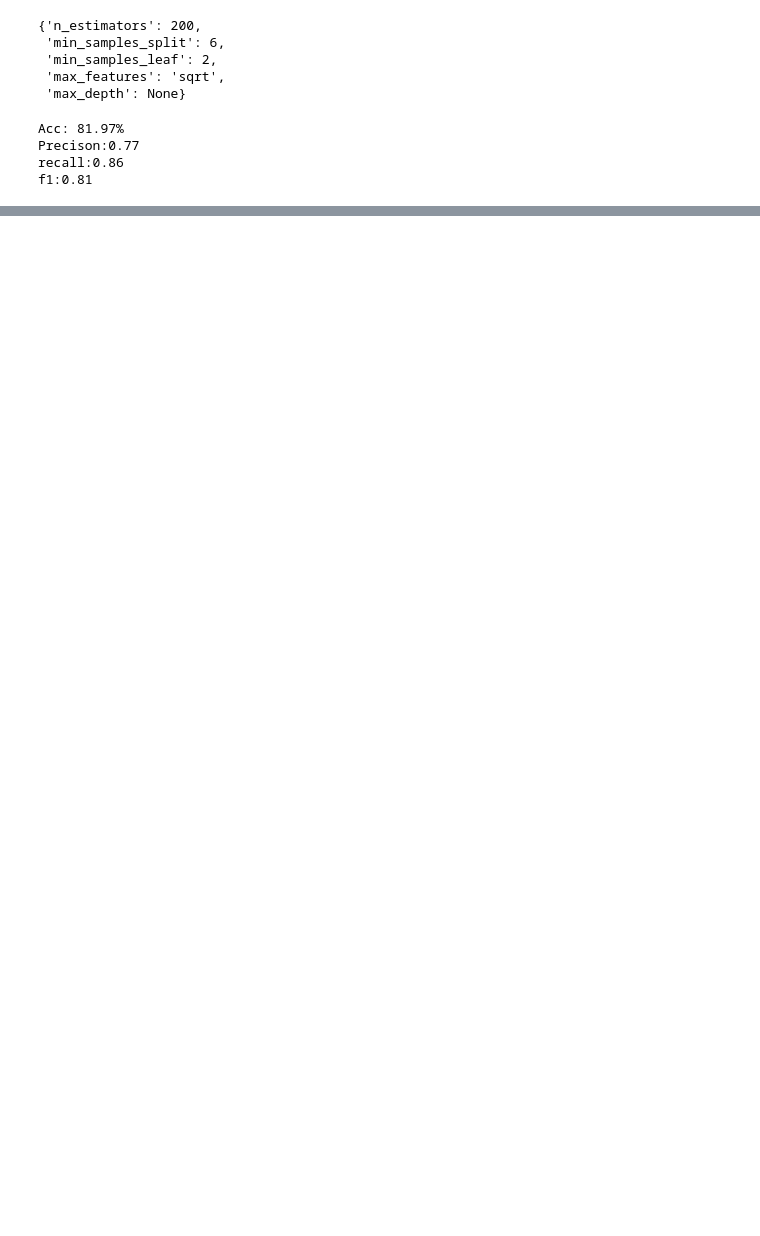
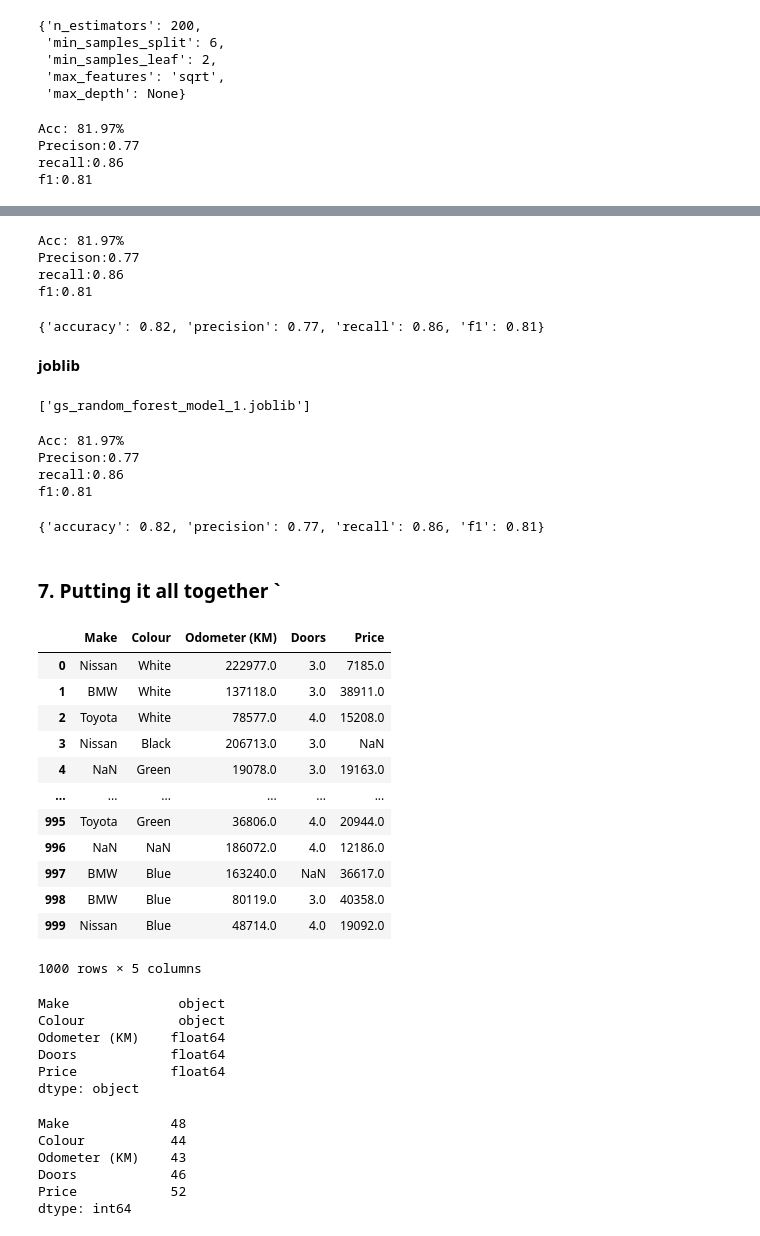
Before and after one commit to Ashavmodhgill/Scikit-learn-Introduction, a Jupyter notebook: introduction-to-scikit-learn.ipynb, the cells around one changed output, grey strips where cells are left out. Saved outputs shown, nothing was run; the diff lists cells and outputs as text; code cells hidden in the pictures; blank space fills up the shorter version.

```diff
--- a/introduction-to-scikit-learn.ipynb
+++ b/introduction-to-scikit-learn.ipynb
@@ -2145,0 +2066,19 @@ f1:0.81
+# %%
+# make_some_predications (here we get the exact same result as gridserach we our using internial it by just importing it)
+pickle_y_preds = loaded_pickle_model.predict(x_test)
+evalute_preds(y_test,pickle_y_preds)
+# %% [output]
+Acc: 81.97%
+Precison:0.77
+recall:0.86
+f1:0.81
+{'accuracy': 0.82, 'precision': 0.77, 'recall': 0.86, 'f1': 0.81}
+# %% [markdown]
+**joblib**
+# %%
+from joblib import dump, load
+
+# save the model file
+dump(gs_clf, filename ="gs_random_forest_model_1.joblib")
+# %% [output]
+['gs_random_forest_model_1.joblib']
@@ -2145,0 +2088,47 @@ f1:0.81
+# %%
+# make and evaluate the job predictions
+
+joblib_y_preds = loaded_job_model.predict(x_test)
+evalute_preds(y_test,joblib_y_preds)
+# %% [output]
+Acc: 81.97%
+Precison:0.77
+recall:0.86
+f1:0.81
+{'accuracy': 0.82, 'precision': 0.77, 'recall': 0.86, 'f1': 0.81}
+# %% [markdown]
+### 7. Putting it all together `
+# %%
+data = pd.read_csv("./data/car-sales-extended-missing-data.csv")
+# %% [output]
+|  | Make | Colour | Odometer (KM) | Doors | Price |
+| 0 | Nissan | White | 222977.0 | 3.0 | 7185.0 |
+| 1 | BMW | White | 137118.0 | 3.0 | 38911.0 |
+| 2 | Toyota | White | 78577.0 | 4.0 | 15208.0 |
+| 3 | Nissan | Black | 206713.0 | 3.0 | NaN |
+| 4 | NaN | Green | 19078.0 | 3.0 | 19163.0 |
+| ... | ... | ... | ... | ... | ... |
+| 995 | Toyota | Green | 36806.0 | 4.0 | 20944.0 |
+| 996 | NaN | NaN | 186072.0 | 4.0 | 12186.0 |
+| 997 | BMW | Blue | 163240.0 | NaN | 36617.0 |
+| 998 | BMW | Blue | 80119.0 | 3.0 | 40358.0 |
+| 999 | Nissan | Blue | 48714.0 | 4.0 | 19092.0 |
+1000 rows × 5 columns
+# %%
+data.dtypes
+# %% [output]
+Make              object
+Colour            object
+Odometer (KM)    float64
+Doors            float64
+Price            float64
+dtype: object
+# %%
+data.isna().sum()
+# %% [output]
+Make             48
+Colour           44
+Odometer (KM)    43
+Doors            46
+Price            52
+dtype: int64
```
Also changed, not shown: parts of 119 cells of this notebook.
